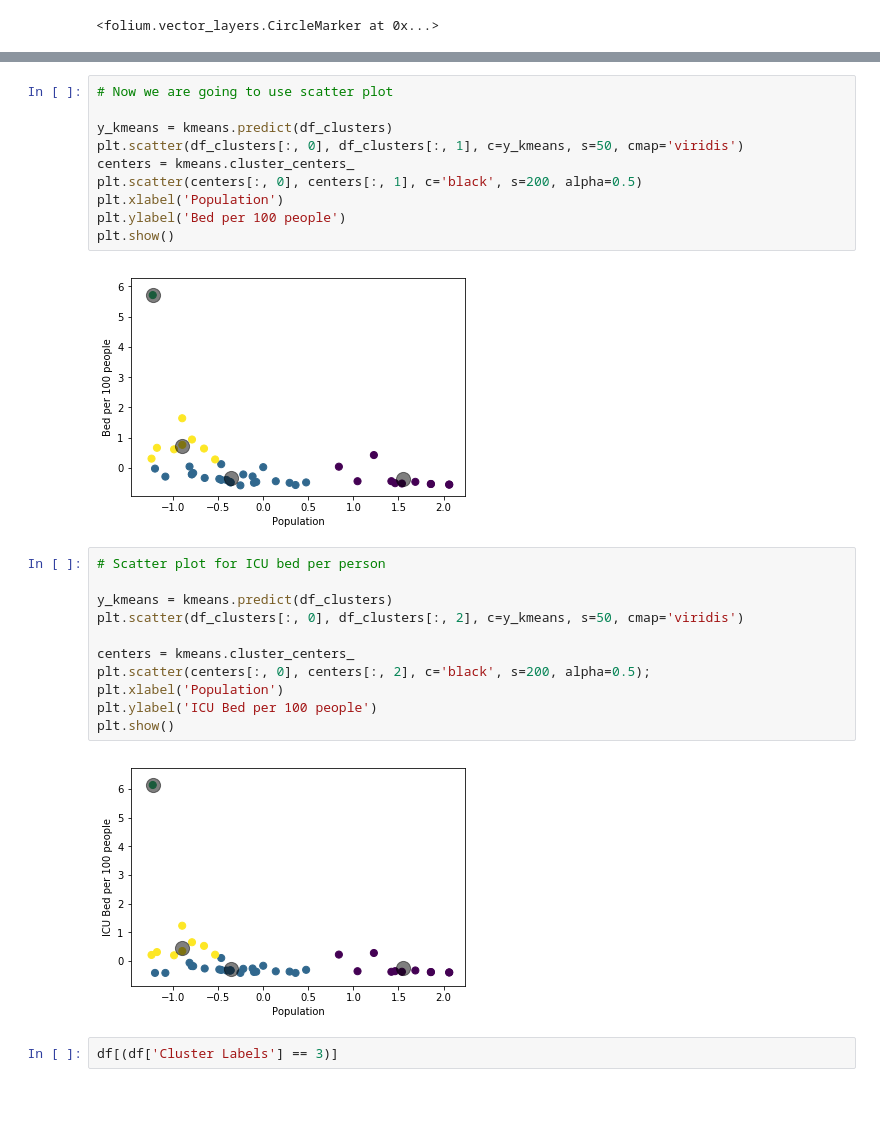
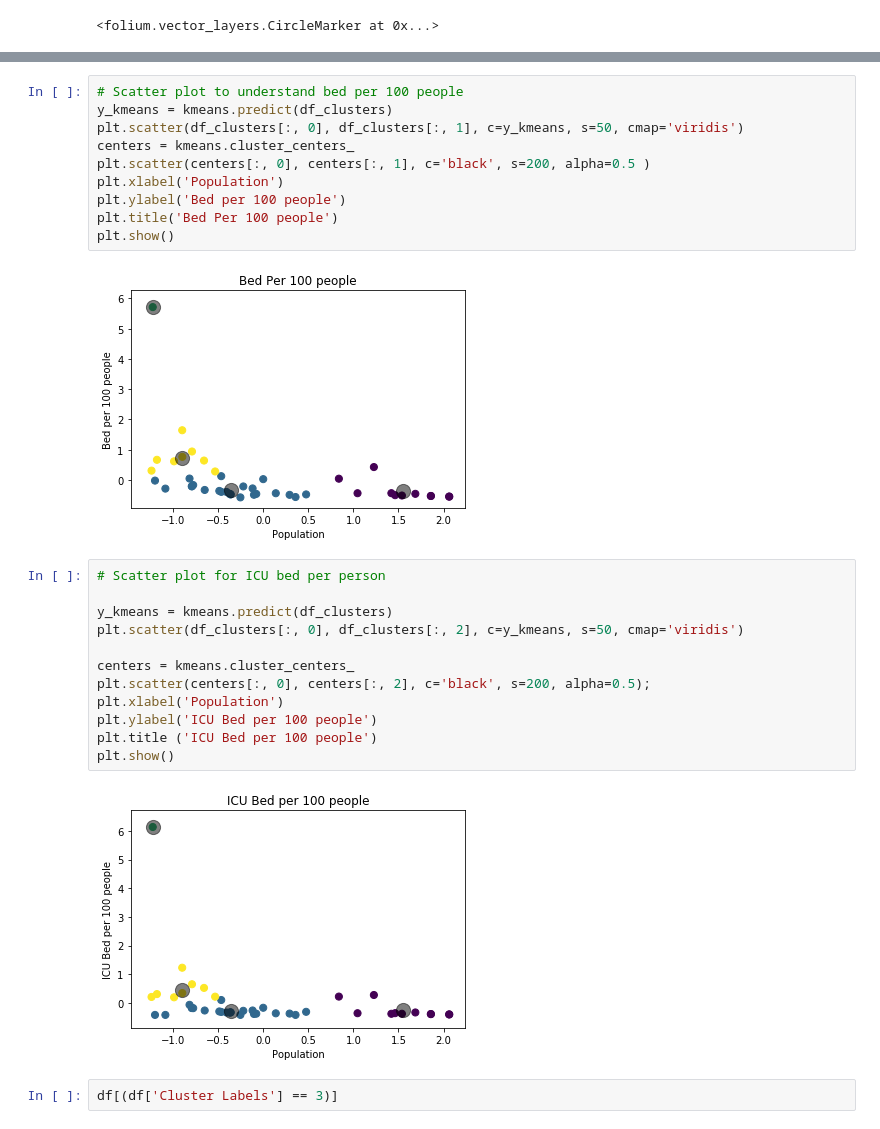
Before and after one commit to anandshaw214-source/appliedDataScience_Assignments, a Jupyter notebook: The Battle of Neighborhoods - NYC Bed vs ICU.ipynb, the cells around one changed output, grey strips where cells are left out. Saved outputs shown, nothing was run; the diff lists cells and outputs as text; blank space fills up the shorter version.

```diff
--- a/The Battle of Neighborhoods - NYC Bed vs ICU.ipynb
+++ b/The Battle of Neighborhoods - NYC Bed vs ICU.ipynb
@@ -605,17 +605,17 @@ map_clusters
 # %% [output]
 [interactive output not drawn]
 # %%
-# Now we are going to use scatter plot
-
+# Scatter plot to understand bed per 100 people
 y_kmeans = kmeans.predict(df_clusters)
 plt.scatter(df_clusters[:, 0], df_clusters[:, 1], c=y_kmeans, s=50, cmap='viridis')
 centers = kmeans.cluster_centers_
-plt.scatter(centers[:, 0], centers[:, 1], c='black', s=200, alpha=0.5)
+plt.scatter(centers[:, 0], centers[:, 1], c='black', s=200, alpha=0.5 )
 plt.xlabel('Population')
 plt.ylabel('Bed per 100 people')
+plt.title('Bed Per 100 people')
 plt.show()
 # %% [output]
-[figure, old version]
+[figure, new version]
 # %%
 # Scatter plot for ICU bed per person
 
@@ -626,9 +626,10 @@ centers = kmeans.cluster_centers_
 plt.scatter(centers[:, 0], centers[:, 2], c='black', s=200, alpha=0.5);
 plt.xlabel('Population')
 plt.ylabel('ICU Bed per 100 people')
+plt.title ('ICU Bed per 100 people')
 plt.show()
 # %% [output]
-[figure, old version]
+[figure, new version]
 # %%
 df[(df['Cluster Labels'] == 3)]
 # %% [output]
```
